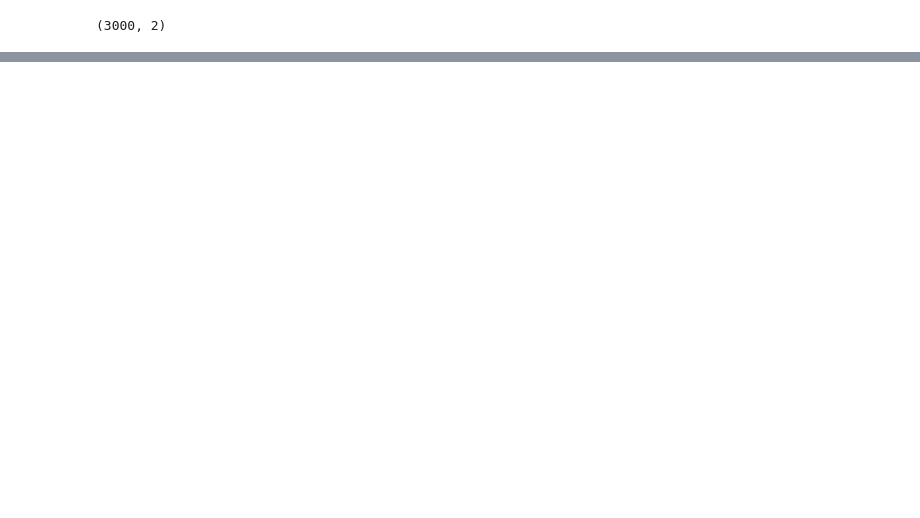
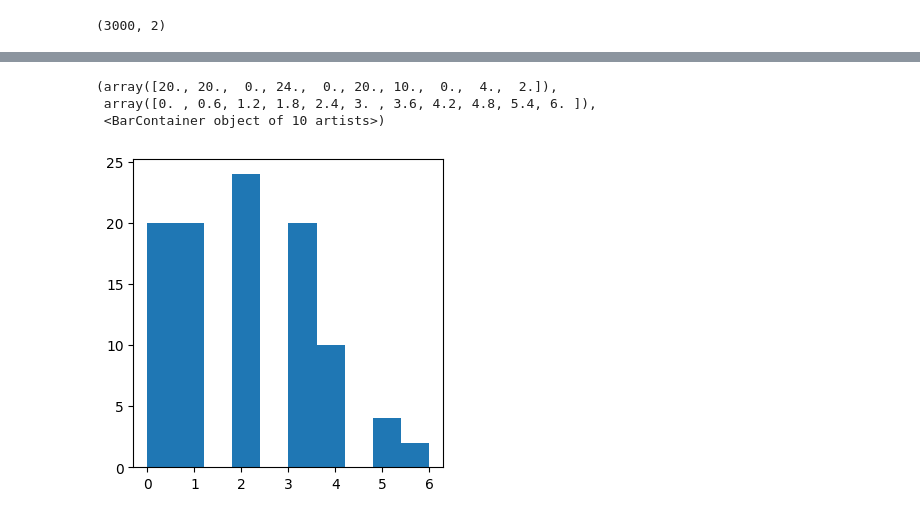
Before and after one commit to RijalChirayu/PracticalStatisitcs, a Jupyter notebook: chapter_2.ipynb, the cells around one changed output, grey strips where cells are left out. Saved outputs shown, nothing was run; the diff lists cells and outputs as text; code cells hidden in the pictures; blank space fills up the shorter version.

```diff
--- a/chapter_2.ipynb
+++ b/chapter_2.ipynb
@@ -67,0 +143,8 @@ Std error: 215.31386917709227
+# %%
+fig , ax = plt.subplots(figsize = ( 4, 4))
+ax.hist(stats.poisson.rvs(2 , size = 100))
+# %% [output]
+(array([20., 20.,  0., 24.,  0., 20., 10.,  0.,  4.,  2.]),
+ array([0. , 0.6, 1.2, 1.8, 2.4, 3. , 3.6, 4.2, 4.8, 5.4, 6. ]),
+ <BarContainer object of 10 artists>)
+[figure, added]
```
Also changed, not shown: parts of 16 cells of this notebook, 1 other file.
